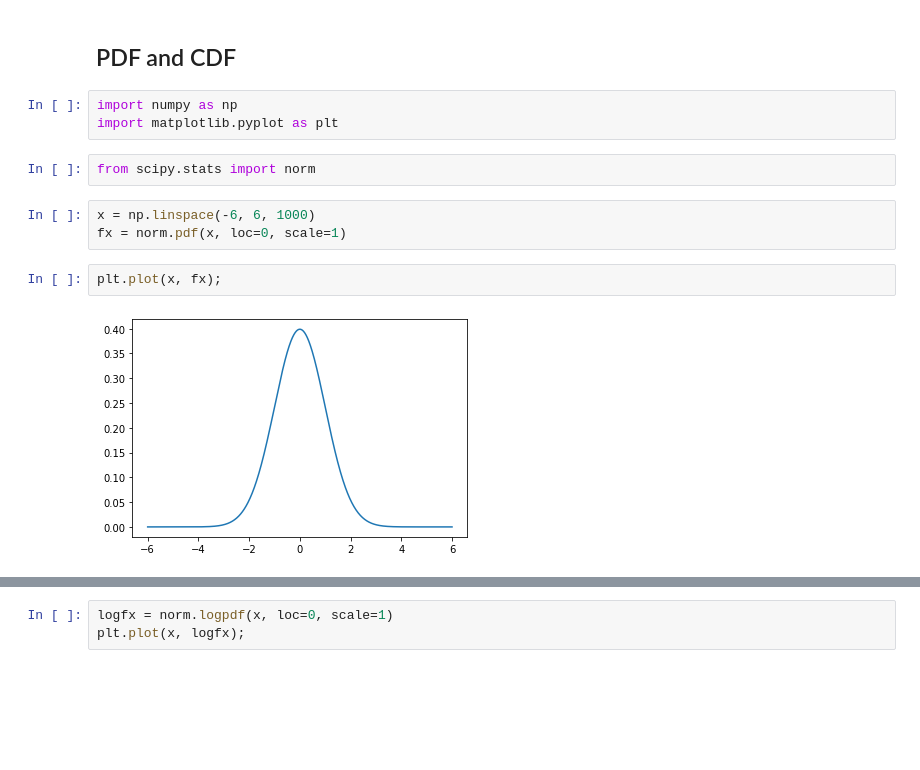
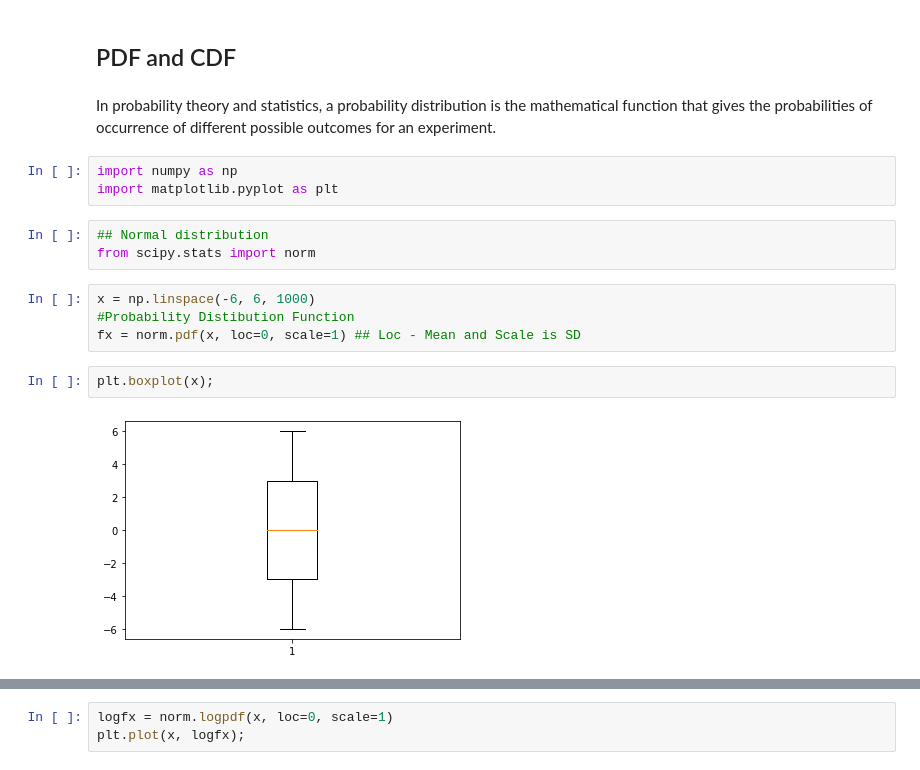
Before and after one commit to gauravpks/ml-repo, a Jupyter notebook: Part 0 - Welcome to Machine Learning A-Z/Scipy_Tutorial.ipynb, the cells around one changed output, grey strips where cells are left out. Saved outputs shown, nothing was run; the diff lists cells and outputs as text; blank space fills up the shorter version.

```diff
--- a/Part 0 - Welcome to Machine Learning A-Z/Scipy_Tutorial.ipynb
+++ b/Part 0 - Welcome to Machine Learning A-Z/Scipy_Tutorial.ipynb
@@ -4,15 +4,19 @@
 Scipy----- Gaurav Prakash
 # %% [markdown]
 ## PDF and CDF
+# %% [markdown]
+In probability theory and statistics, a probability distribution is the mathematical function that gives the probabilities of occurrence of different possible outcomes for an experiment.
 # %%
 import numpy as np
 import matplotlib.pyplot as plt
 # %%
+## Normal distribution
 from scipy.stats import norm
 # %%
 x = np.linspace(-6, 6, 1000)
-fx = norm.pdf(x, loc=0, scale=1)
+#Probability Distibution Function
+fx = norm.pdf(x, loc=0, scale=1) ## Loc - Mean and Scale is SD
 # %%
-plt.plot(x, fx);
+plt.boxplot(x);
 # %% [output]
-[figure, old version]
+[figure, new version]
```
Also changed, not shown: parts of 5 cells of this notebook.
